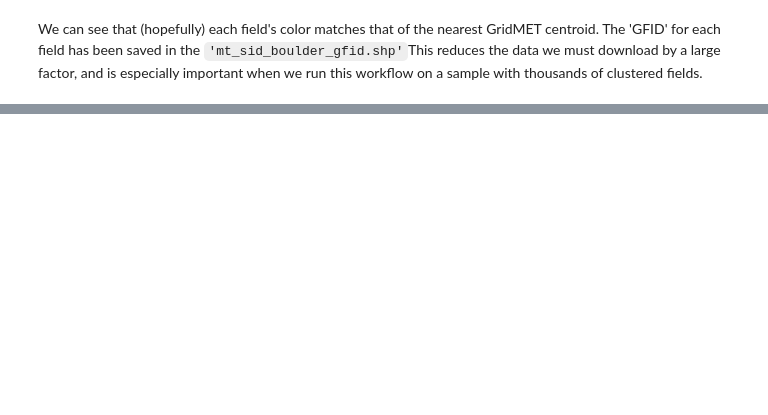
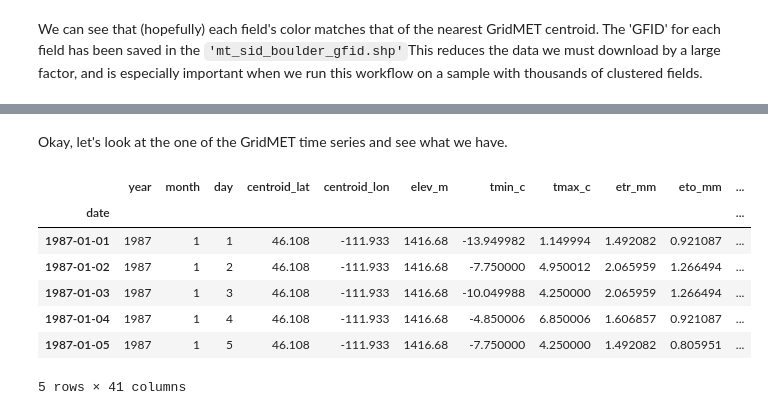
Before and after one commit to dgketchum/swim-rs, a Jupyter notebook: tutorial/step_3_meteorology_extract/step_3.ipynb, the cells around one changed output, grey strips where cells are left out. Cells and saved outputs as stored; diff of their text form; code cells hidden in the pictures; blank space fills up the shorter version.

Commit message:
step 3 met data download complete

```diff
--- a/tutorial/step_3_meteorology_extract/step_3.ipynb
+++ b/tutorial/step_3_meteorology_extract/step_3.ipynb
@@ -157,0 +184,9 @@ We can see that (hopefully) each field's color matches that of the nearest GridM
+# %%
+from data_extraction.gridmet.gridmet import download_gridmet
+
+met = 'met_timeseries'
+if not os.path.isdir(met):
+    os.mkdir(met)
+
+download_gridmet(fields_gridmet, gridmet_factors, met, start='1987-01-01', end='2023-12-31',
+                 target_fields=None, overwrite=False, feature_id=FEATURE_ID)
@@ -157,0 +195,15 @@ We can see that (hopefully) each field's color matches that of the nearest GridM
+# %% [markdown]
+Okay, let's look at the one of the GridMET time series and see what we have.
+# %%
+met_data = os.path.join(met, 'gridmet_109803.csv')
+met_df = pd.read_csv(met_data, index_col='date')
+met_df.head()
+# %% [output]
+|  | year | month | day | centroid_lat | centroid_lon | elev_m | tmin_c | tmax_c | etr_mm | eto_mm | ... |
+| date |  |  |  |  |  |  |  |  |  |  | ... |
+| 1987-01-01 | 1987 | 1 | 1 | 46.108 | -111.933 | 1416.68 | -13.949982 | 1.149994 | 1.492082 | 0.921087 | ... |
+| 1987-01-02 | 1987 | 1 | 2 | 46.108 | -111.933 | 1416.68 | -7.750000 | 4.950012 | 2.065959 | 1.266494 | ... |
+| 1987-01-03 | 1987 | 1 | 3 | 46.108 | -111.933 | 1416.68 | -10.049988 | 4.250000 | 2.065959 | 1.266494 | ... |
+| 1987-01-04 | 1987 | 1 | 4 | 46.108 | -111.933 | 1416.68 | -4.850006 | 6.850006 | 1.606857 | 0.921087 | ... |
+| 1987-01-05 | 1987 | 1 | 5 | 46.108 | -111.933 | 1416.68 | -7.750000 | 4.250000 | 1.492082 | 0.805951 | ... |
+5 rows × 41 columns
```
Also changed, not shown: parts of 12 cells of this notebook, 1 other file.
